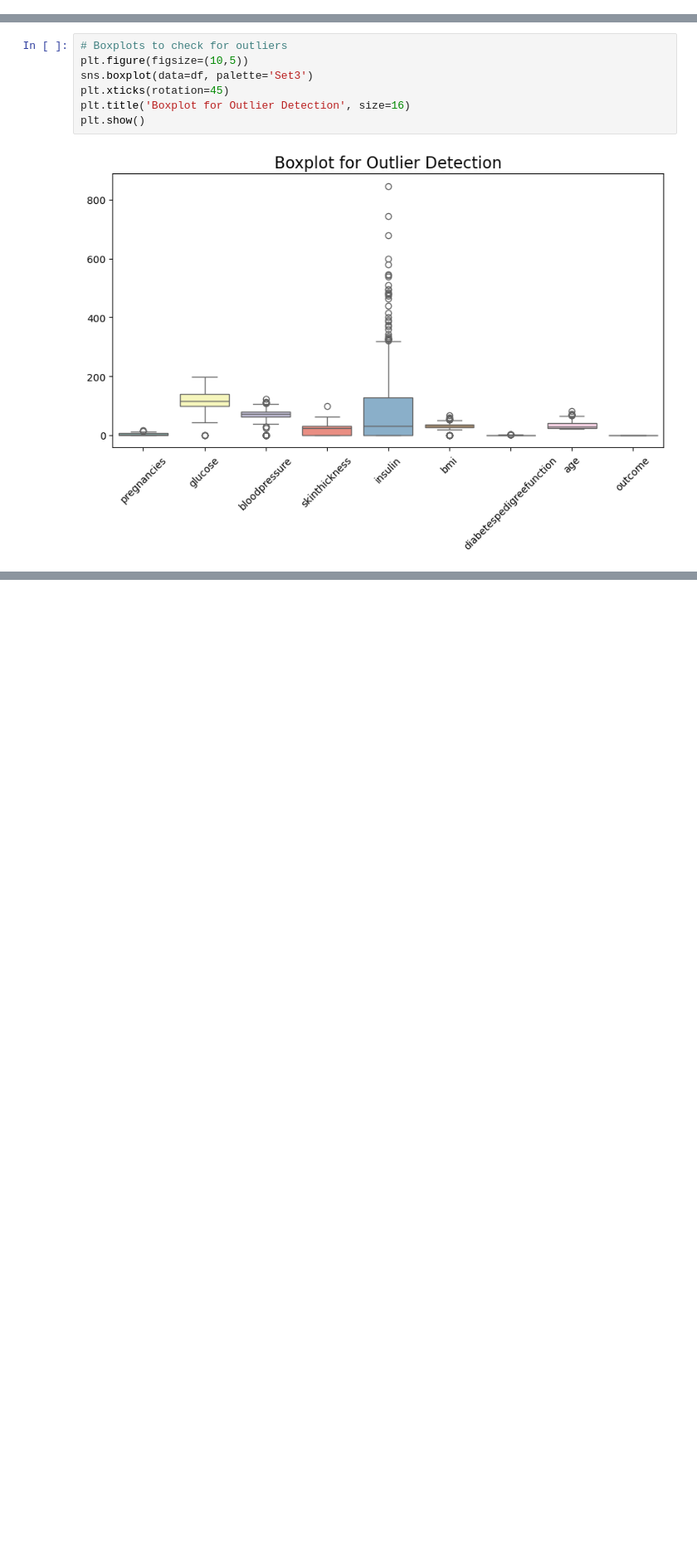
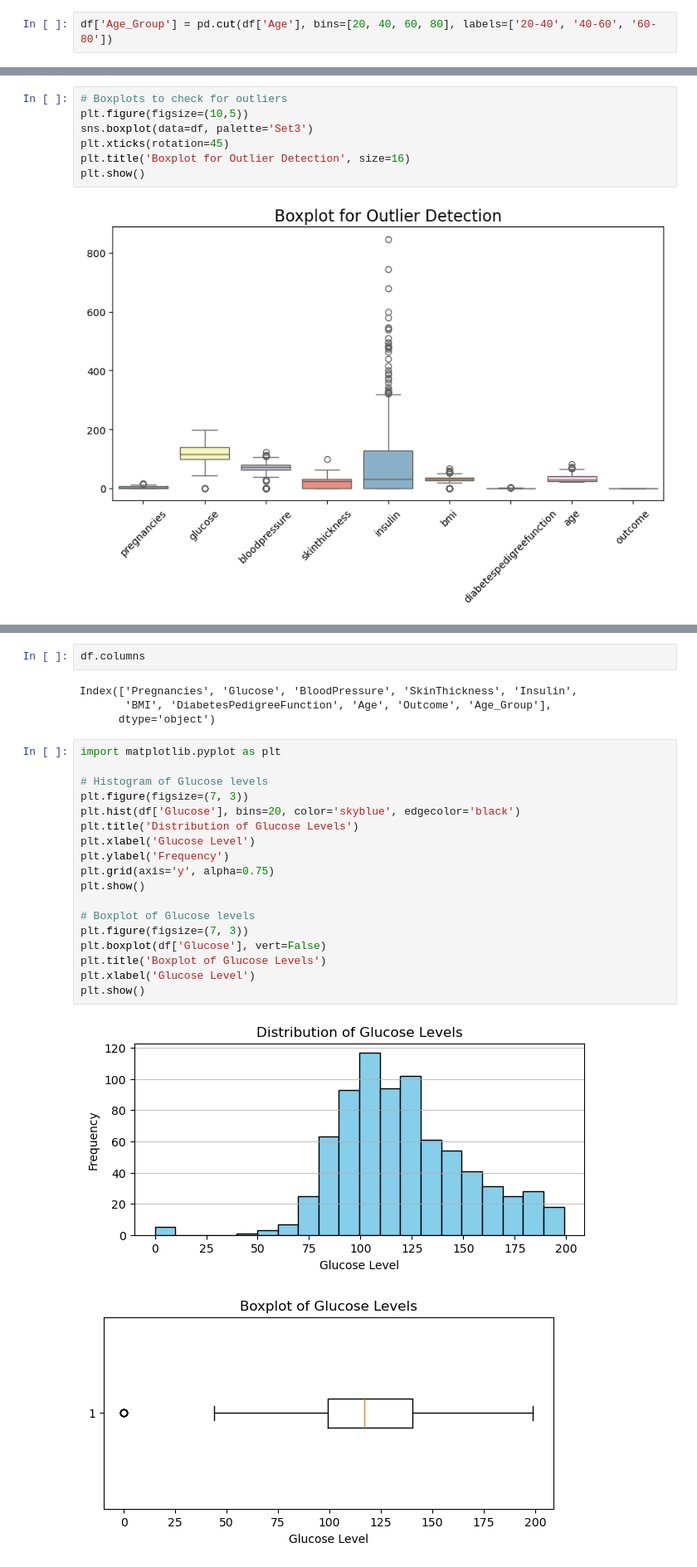
Before and after one commit to Taylanozveren/Diabetes-Dataset-Analysis-Python-Project, a Jupyter notebook: DiabetesProject.ipynb, the cells around one changed output, grey strips where cells are left out. Shown at 83% size. Cells and saved outputs as stored; diff of their text form; blank space fills up the shorter version.

```diff
--- a/DiabetesProject.ipynb
+++ b/DiabetesProject.ipynb
@@ -165,0 +179,2 @@ df.columns.to_list()
+# %%
+df['Age_Group'] = pd.cut(df['Age'], bins=[20, 40, 60, 80], labels=['20-40', '40-60', '60-80'])
@@ -255,0 +288,27 @@ plt.show()
+# %%
+df.columns
+# %% [output]
+Index(['Pregnancies', 'Glucose', 'BloodPressure', 'SkinThickness', 'Insulin',
+       'BMI', 'DiabetesPedigreeFunction', 'Age', 'Outcome', 'Age_Group'],
+      dtype='object')
+# %%
+import matplotlib.pyplot as plt
+
+# Histogram of Glucose levels
+plt.figure(figsize=(7, 3))
+plt.hist(df['Glucose'], bins=20, color='skyblue', edgecolor='black')
+plt.title('Distribution of Glucose Levels')
+plt.xlabel('Glucose Level')
+plt.ylabel('Frequency')
+plt.grid(axis='y', alpha=0.75)
+plt.show()
+
+# Boxplot of Glucose levels
+plt.figure(figsize=(7, 3))
+plt.boxplot(df['Glucose'], vert=False)
+plt.title('Boxplot of Glucose Levels')
+plt.xlabel('Glucose Level')
+plt.show()
+# %% [output]
+[figure, added]
+[figure, added]
```
Also changed, not shown: parts of 34 cells of this notebook, 2 other files.
